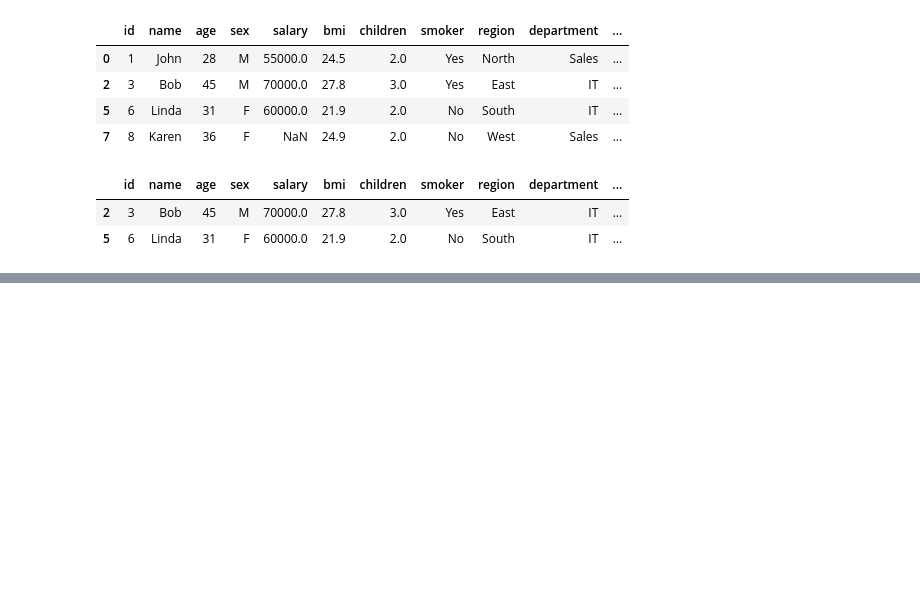
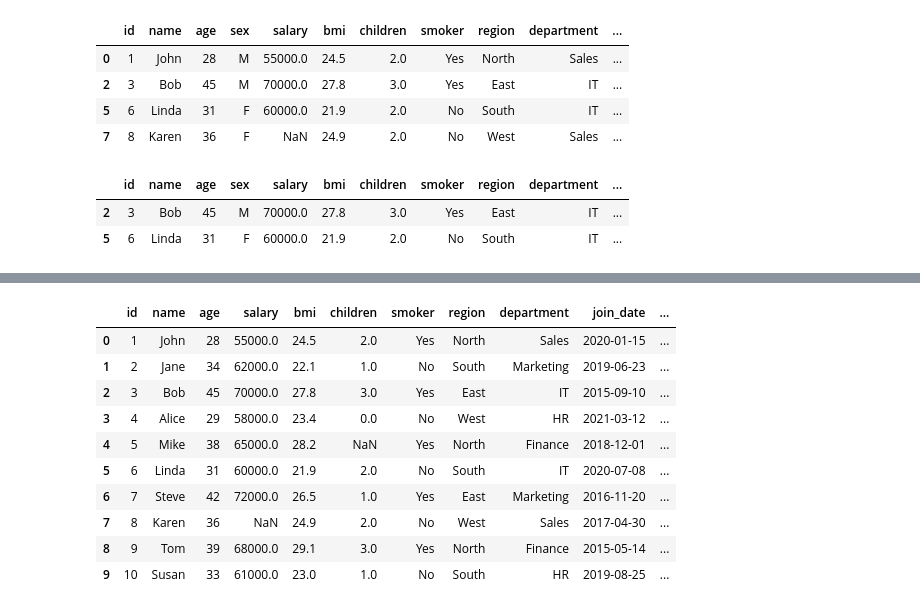
Before and after one commit to Md-Maruf-1727/LearningPractices, a Jupyter notebook: Pandas/Pandas5.ipynb, the cells around one changed output, grey strips where cells are left out. Drawn from its saved outputs; the diff is of its cells as text; code cells hidden in the pictures; blank space fills up the shorter version.

```diff
--- a/Pandas/Pandas5.ipynb
+++ b/Pandas/Pandas5.ipynb
@@ -506,0 +669,15 @@ main_data1.query('name in ["Linda","Bob"]')
+# %%
+#df.drop(labels, axis=0/1, inplace=True) row/column বাদ দেয়
+main_data2.drop('sex', axis=1)
+# %% [output]
+|  | id | name | age | salary | bmi | children | smoker | region | department | join_date | ... |
+| 0 | 1 | John | 28 | 55000.0 | 24.5 | 2.0 | Yes | North | Sales | 2020-01-15 | ... |
+| 1 | 2 | Jane | 34 | 62000.0 | 22.1 | 1.0 | No | South | Marketing | 2019-06-23 | ... |
+| 2 | 3 | Bob | 45 | 70000.0 | 27.8 | 3.0 | Yes | East | IT | 2015-09-10 | ... |
+| 3 | 4 | Alice | 29 | 58000.0 | 23.4 | 0.0 | No | West | HR | 2021-03-12 | ... |
+| 4 | 5 | Mike | 38 | 65000.0 | 28.2 | NaN | Yes | North | Finance | 2018-12-01 | ... |
+| 5 | 6 | Linda | 31 | 60000.0 | 21.9 | 2.0 | No | South | IT | 2020-07-08 | ... |
+| 6 | 7 | Steve | 42 | 72000.0 | 26.5 | 1.0 | Yes | East | Marketing | 2016-11-20 | ... |
+| 7 | 8 | Karen | 36 | NaN | 24.9 | 2.0 | No | West | Sales | 2017-04-30 | ... |
+| 8 | 9 | Tom | 39 | 68000.0 | 29.1 | 3.0 | Yes | North | Finance | 2015-05-14 | ... |
+| 9 | 10 | Susan | 33 | 61000.0 | 23.0 | 1.0 | No | South | HR | 2019-08-25 | ... |
```
Also changed, not shown: parts of 18 cells of this notebook.
